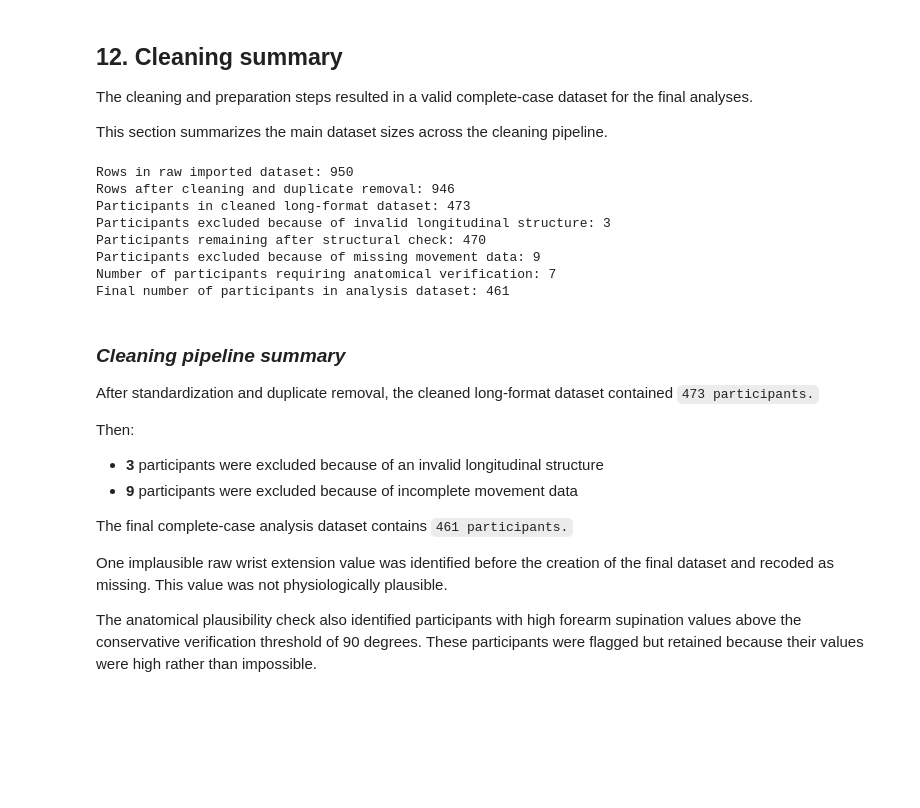
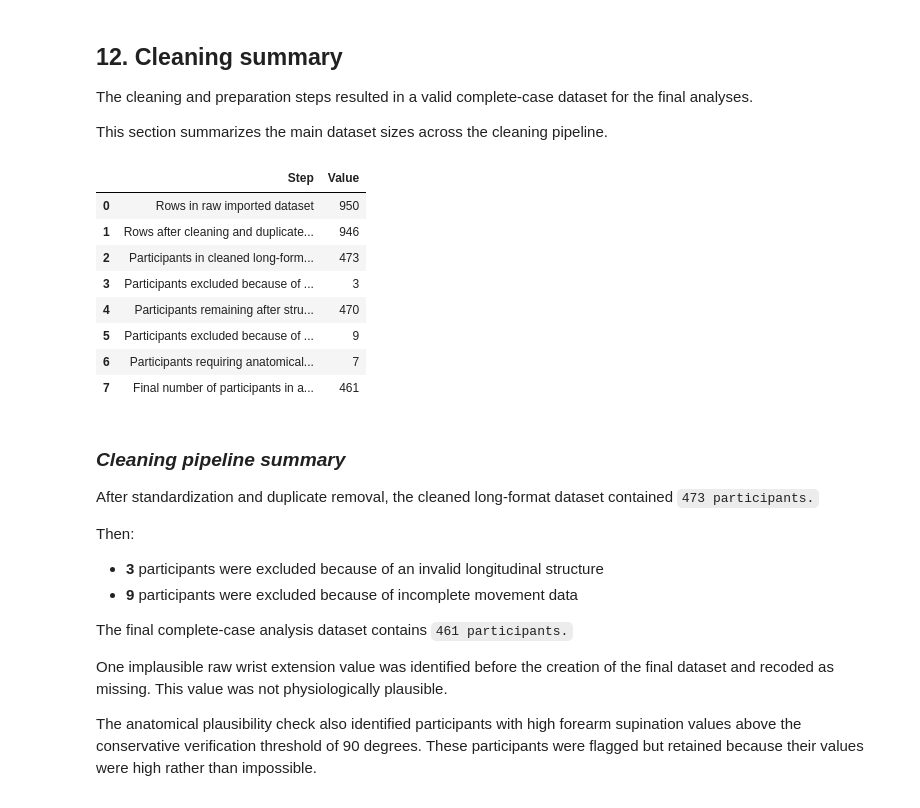
Before and after one commit to jahinnaduplaix/movement-analysis-project, a Jupyter notebook: main.ipynb, the cells around one changed output. Cells and saved outputs as stored; diff of their text form; code cells hidden in the pictures; blank space fills up the shorter version.

Commit message:
Finalize Python notebook and project reproducibility

```diff
--- a/main.ipynb
+++ b/main.ipynb
@@ -775,23 +932,40 @@ The cleaning and preparation steps resulted in a valid complete-case dataset for
 This section summarizes the main dataset sizes across the cleaning pipeline.
 # %%
 # Display a simple summary of the cleaning pipeline
-print("Rows in raw imported dataset:", len(df_raw))
-print("Rows after cleaning and duplicate removal:", len(df))
-print("Participants in cleaned long-format dataset:", df["participant_id"].nunique())
-print("Participants excluded because of invalid longitudinal structure:", len(invalid_participants))
-print("Participants remaining after structural check:", df_valid["participant_id"].nunique())
-print("Participants excluded because of missing movement data:", len(df_wide) - len(analysis_df))
-print("Number of participants requiring anatomical verification:", len(participants_to_check))
-print("Final number of participants in analysis dataset:", analysis_df["participant_id"].nunique())
+cleaning_summary = pd.DataFrame({
+    "Step": [
+        "Rows in raw imported dataset",
+        "Rows after cleaning and duplicate removal",
+        "Participants in cleaned long-format dataset",
+        "Participants excluded because of invalid longitudinal structure",
+        "Participants remaining after structural check",
+        "Participants excluded because of missing movement data",
+        "Participants requiring anatomical verification",
+        "Final number of participants in analysis dataset"
+    ],
+    "Value": [
+        len(df_raw),
+        len(df),
+        df["participant_id"].nunique(),
+        len(invalid_participants),
+        df_valid["participant_id"].nunique(),
+        len(df_wide) - len(analysis_df),
+        len(participants_to_check),
+        analysis_df["participant_id"].nunique()
+    ]
+})
+
+display(cleaning_summary)
 # %% [output]
-Rows in raw imported dataset: 950
-Rows after cleaning and duplicate removal: 946
-Participants in cleaned long-format dataset: 473
-Participants excluded because of invalid longitudinal structure: 3
-Participants remaining after structural check: 470
-Participants excluded because of missing movement data: 9
-Number of participants requiring anatomical verification: 7
-Final number of participants in analysis dataset: 461
+|  | Step | Value |
+| 0 | Rows in raw imported dataset | 950 |
+| 1 | Rows after cleaning and duplicate... | 946 |
+| 2 | Participants in cleaned long-form... | 473 |
+| 3 | Participants excluded because of ... | 3 |
+| 4 | Participants remaining after stru... | 470 |
+| 5 | Participants excluded because of ... | 9 |
+| 6 | Participants requiring anatomical... | 7 |
+| 7 | Final number of participants in a... | 461 |
 # %% [markdown]
 ### _Cleaning pipeline summary_
 
```
Also changed, not shown: parts of 19 cells of this notebook, 4 other files.
